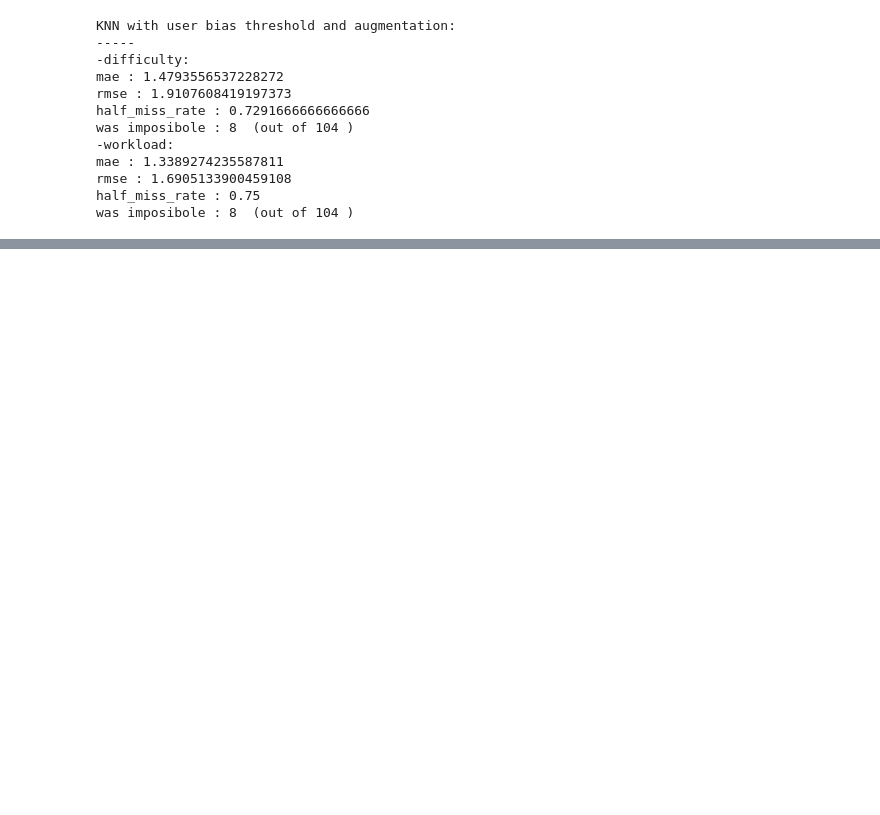
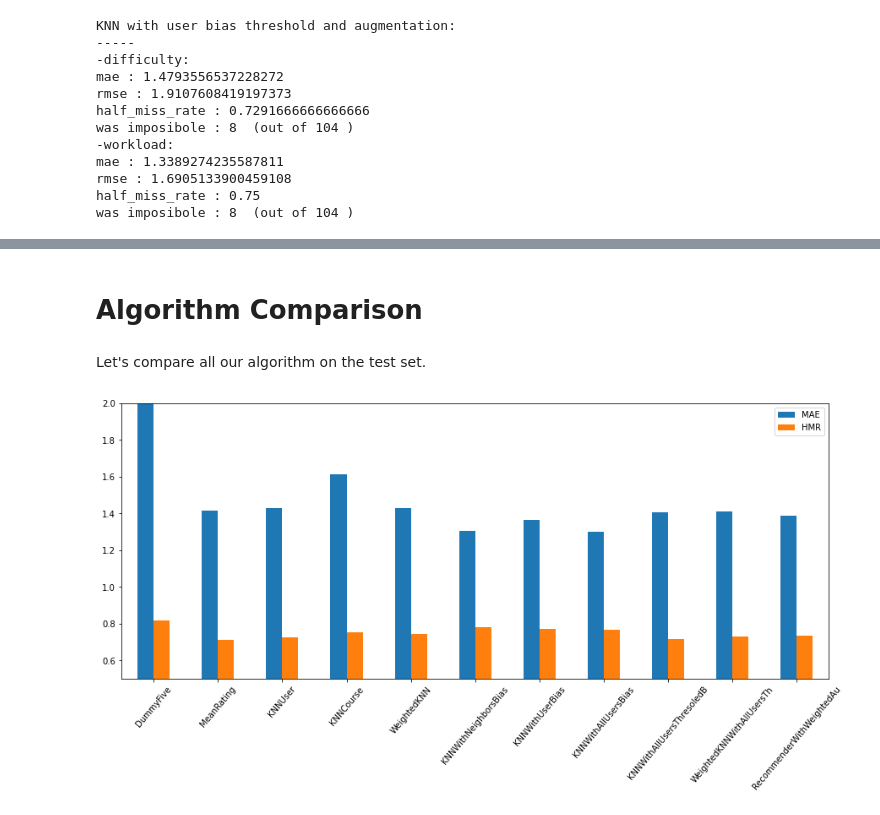
Before and after one commit to yuvalgos/course_recommender_system, a Jupyter notebook: recommender_algorithms.ipynb, the cells around one changed output, grey strips where cells are left out. Cells and saved outputs as stored; diff of their text form; code cells hidden in the pictures; blank space fills up the shorter version.

```diff
--- a/recommender_algorithms.ipynb
+++ b/recommender_algorithms.ipynb
@@ -1868,10 +1994,11 @@ was imposibole : 8  (out of 104 )
 # %%
 class RecommenderWithWeightedAugmentation(GenericAlgorithm):
-    def __init__(self, algorithm, augmentation_algo):
+    def __init__(self, algorithm, augmentation_algo, augmentation_weight=1):
         super().__init__()
 
         self.algorithm = algorithm
         self.aug_alg = augmentation_algo
+        self.aug_w = augmentation_weight
 
         self.X = None
         self.y = None
@@ -1926,7 +2053,7 @@ class RecommenderWithWeightedAugmentation(GenericAlgorithm):
         elif original_pred is None:
             return aug_pred
         else:
-            return (aug_pred + original_pred)/2
+            return self.aug_w*aug_pred + (1-self.aug_w)*original_pred
 # %%
 algo_for_aug = KNNWithAllUsersThresoledBias(k=4, min_support=1,
                                             bias_weight=0.9, bias_threshold=0)
@@ -1964,0 +2388,71 @@ use mae + hmr + ??imposible/20??
+# %% [markdown]
+# Algorithm Comparison
+# %% [markdown]
+Let's compare all our algorithm on the test set.
+# %%
+algo_for_aug = KNNWithAllUsersThresoledBias(k=8, min_support=4,
+                                            bias_weight=0.8, bias_threshold=1)
+algo_no_aug = KNNWithAllUsersThresoledBias(k=4, min_support=3,
+                                    bias_weight=0.8, bias_threshold=1)
+
+algorithms = [DummyFive(),
+              MeanRating(),
+              KNNUser(k=7,min_support=2),
+              KNNCourse(k=7, min_support=2),
+              WeightedKNN(k=7, min_support=2),
+              KNNWithNeighborsBias(7,2,0.8),
+              KNNWithUserBias(7,2,0.55),
+              KNNWithAllUsersBias(7,2,0.6),
+              KNNWithAllUsersThresoledBias(k=7, min_support=2,
+                                           bias_weight=0.9, bias_threshold=1.9),
+              WeightedKNNWithAllUsersThresoledBias(k=7, min_support=2,
+                                                   bias_weight=0.9, bias_threshold=1.9),
+              RecommenderWithWeightedAugmentation(algo_no_aug, algo_for_aug,
+                                                  augmentation_weight=0.4)
+              ]
+
+algorithms_names = [alg.__class__.__name__[:25] for alg in algorithms]
+
+algorithms_mae_score = []
+algorithms_hmr_score = []
+algorithms_impossible_score =[]
+
+# evaluation on the test set:
+for algo in algorithms:
+    # test difficulty:
+    algo.train(X_train, y_diff_train)
+    y_hat = np.array([algo.predict(x) for x in X_test])
+
+    numerical_indices = np.where(y_hat != None)
+
+    diff_mae_score = mae(y_hat[numerical_indices], y_diff_test[numerical_indices])
+    diff_hmr_score = half_miss_rate(y_hat[numerical_indices], y_diff_test[numerical_indices])
+
+    # test workload:
+    algo.train(X_train, y_wl_train)
+    y_hat = np.array([algo.predict(x) for x in X_test])
+
+    numerical_indices = np.where(y_hat != None)
+
+    wl_mae_score = mae(y_hat[numerical_indices], y_wl_test[numerical_indices])
+    wl_hmr_score = half_miss_rate(y_hat[numerical_indices], y_wl_test[numerical_indices])
+
+    # append avarages and none count:
+    algorithms_mae_score.append((1/2)*(diff_mae_score + wl_mae_score))
+    algorithms_hmr_score.append((1/2)*(diff_hmr_score + wl_hmr_score))
+    algorithms_impossible_score.append(np.count_nonzero(y_hat == None) / len(y_hat))
+
+results_df = pd.DataFrame(np.c_[algorithms_mae_score,algorithms_hmr_score],
+                          index=algorithms_names,
+                          columns = ["MAE", "HMR"])
+results_df.plot.bar(figsize=[15,6],)
+plt.xticks(rotation=50)
+plt.ylim(0.5,2)
+plt.show()
+print(results_df )
+
+# ,algorithms_impossible_score
+# ax.bar(x - width/2, men_means, width, label='Men')
+# bars_hmr = ax.bar(x + width/2, women_means, width, label='Women')
+# %% [output]
+[figure, added]
```
Also changed, not shown: parts of 66 cells of this notebook.
